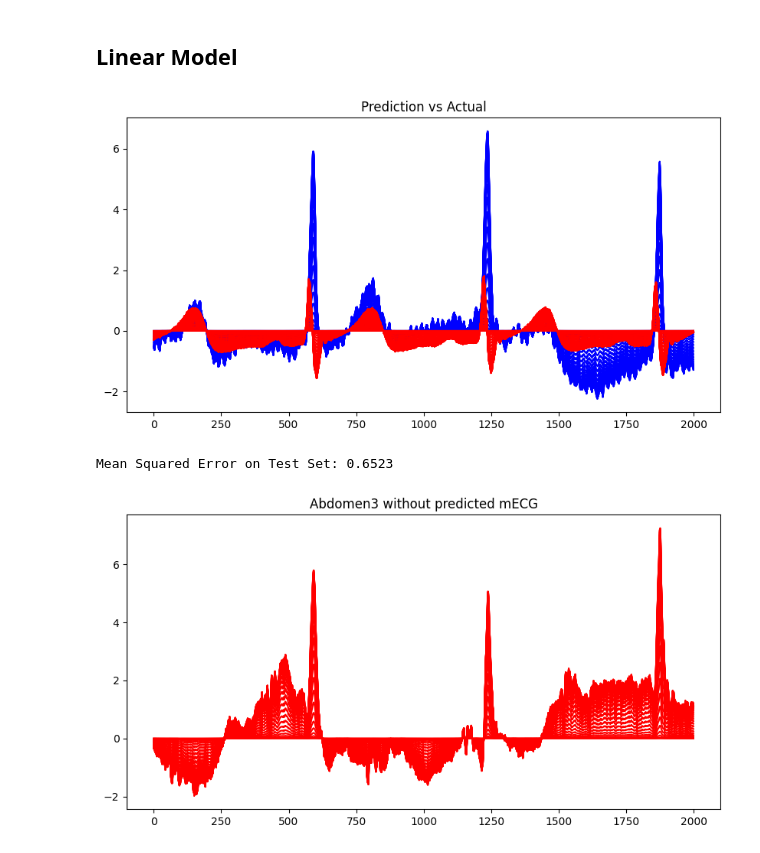
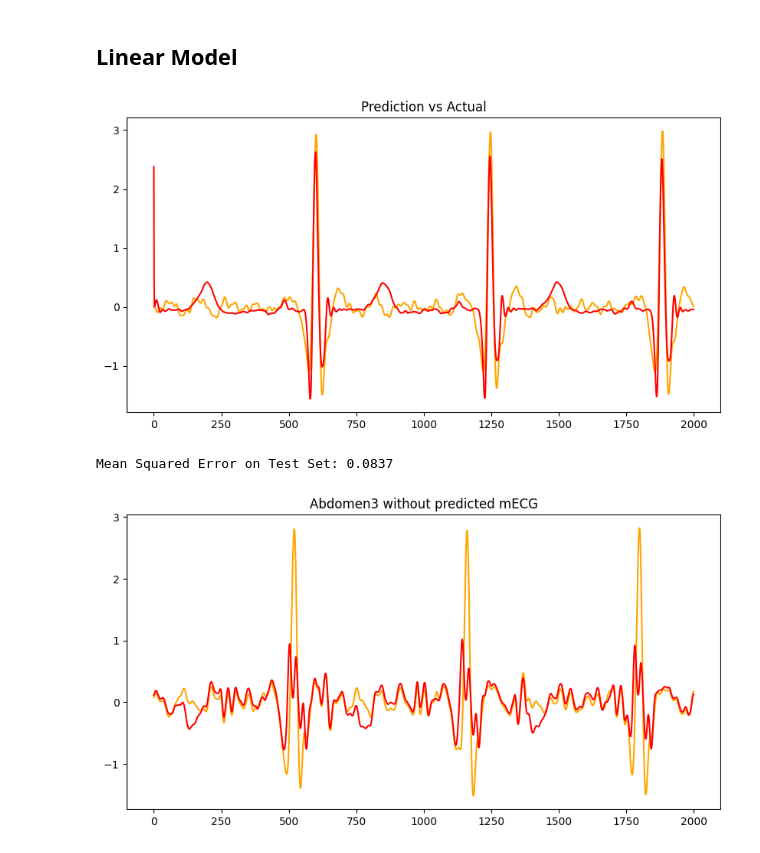
Before and after one commit to arasaniu/aml, a Jupyter notebook: src/main.ipynb, the cells around one changed output. Cells and saved outputs as stored; diff of their text form; code cells hidden in the pictures.

Commit message:
initial linear model

```diff
--- a/src/main.ipynb
+++ b/src/main.ipynb
@@ -103,32 +102,47 @@ plot_signal(abdomen3, "Low Pass Abdomen 3")
 # %%
 from sklearn.metrics import mean_squared_error
 from utils.model import train_linear_model
 
-# print(thorax1)
-# print(thorax2)
+thorax1 = thorax1.reshape(-1, 1)
+thorax2 = thorax2.reshape(-1, 1)
+abdomen1 = abdomen1.reshape(-1, 1)
+abdomen2 = abdomen2.reshape(-1, 1)
+abdomen3 = abdomen3.reshape(-1, 1)
+
+# plot_signal(thorax1, "Reshaped Thorax 1")
 
 # Train linear model
-linear_model = train_linear_model(thorax1[:2000], abdomen1[:2000])
+# Lagging creates extra features for model to use.
+def create_lagged_features(signal, lags=3):
+    lagged_features = np.hstack([np.roll(signal, shift=i) for i in range(lags)])
+    return lagged_features
+
+thorax1_lagged = create_lagged_features(thorax1)
+thorax2_lagged = create_lagged_features(thorax2)
+
+linear_model = train_linear_model(np.hstack((thorax1_lagged[10000:20000], thorax2_lagged[10000:20000])), (abdomen1[10000:20000] + abdomen2[10000:20000]) / 2)
+
 
 # Predict using linear model
-linear_prediction = linear_model.predict(thorax2[:1200000])
+linear_prediction = linear_model.predict(np.hstack((thorax2_lagged[:10000], thorax2_lagged[:10000])))
 
 plt.figure(figsize=(10,5))
-plt.plot(abdomen2[:2000], label='actual', color='blue')
+plt.plot((abdomen1[:2000] + abdomen2[:2000]) / 2, label='comb', color='orange')
 plt.plot(linear_prediction[:2000], label='prediction', color='red')
 plt.title("Prediction vs Actual")
 plt.show()
 
 # Measure performance
-mse = mean_squared_error(abdomen2[:2000], linear_prediction[:2000])
+mse = mean_squared_error(abdomen2[:10000], linear_prediction[:10000])
 print(f"Mean Squared Error on Test Set: {mse:.4f}")
 
 # Show abdomen3 - predicted abdominal mECG
 plt.figure(figsize=(10,5))
-plt.plot(abdomen3[:2000] - linear_prediction[:2000], label='fECG', color='red')
+plt.plot(abdomen3[2000:4000], label='ab3', color='orange')
+plt.plot((abdomen3[:4000] - linear_prediction[:4000])[2000:4000], label='fECG', color='red')
 plt.title("Abdomen3 without predicted mECG")
 plt.show()
 # %% [output]
-[figure, old version]
+[figure, new version]
-Mean Squared Error on Test Set: 0.6523
+Mean Squared Error on Test Set: 0.0837
-[figure, old version]
+[figure, new version]
```
Also changed, not shown: parts of 4 cells of this notebook, 2 other files.
